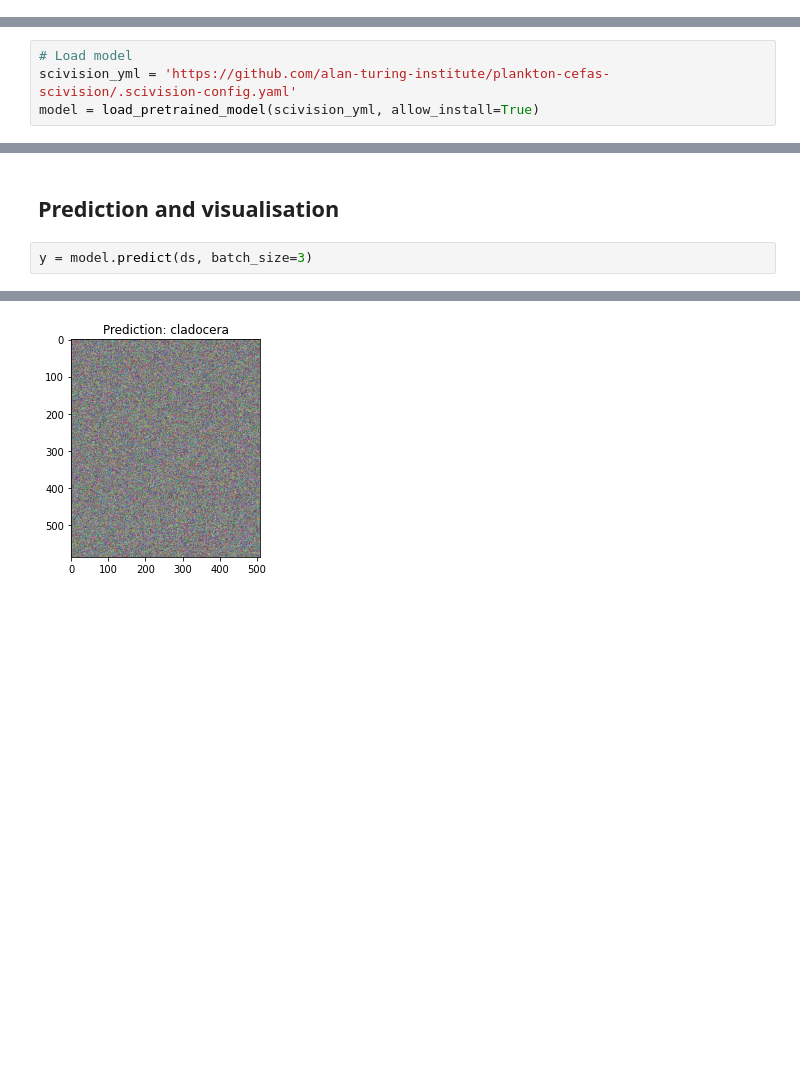
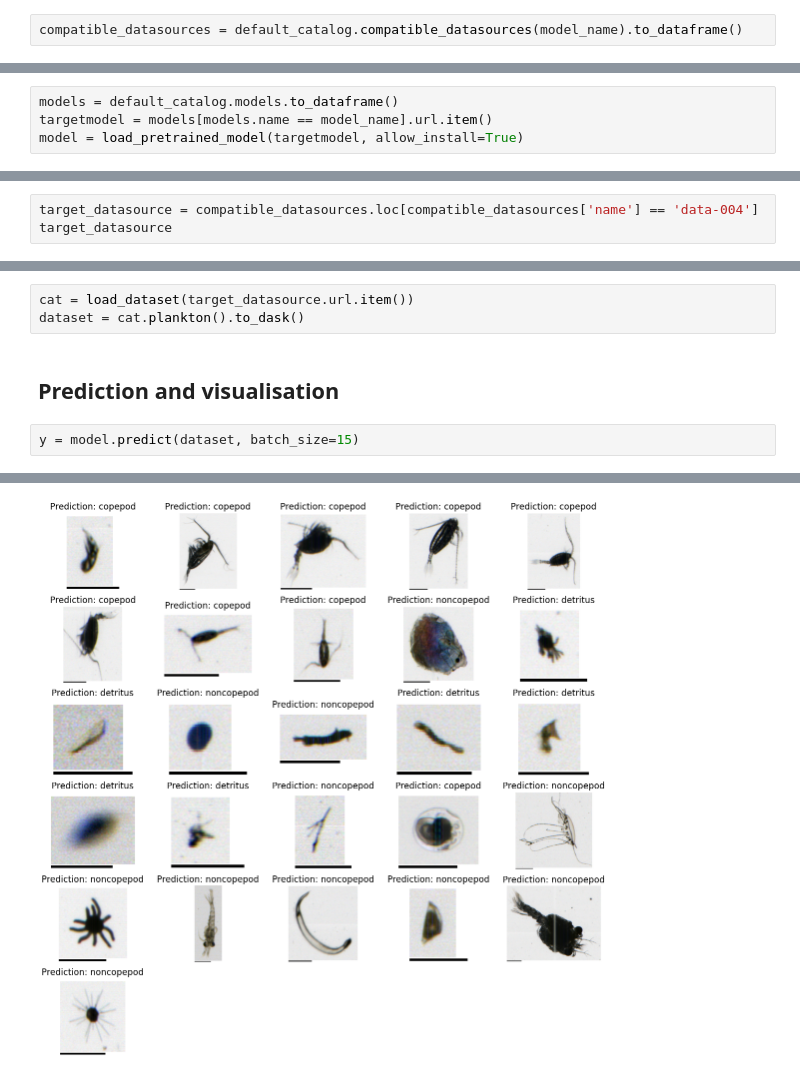
Before and after one commit to alan-turing-institute/scivision, a Jupyter notebook: examples/plankton_classification_cefas.ipynb, the cells around one changed output, grey strips where cells are left out. Drawn from its saved outputs; the diff is of its cells as text; blank space fills up the shorter version.

Commit message:
add further plain content and real dataset

```diff
--- a/examples/plankton_classification_cefas.ipynb
+++ b/examples/plankton_classification_cefas.ipynb
@@ -21,0 +24,2 @@ import xarray as xr
+# %%
+compatible_datasources = default_catalog.compatible_datasources(model_name).to_dataframe()
@@ -24,4 +38,4 @@ import xarray as xr
 # %%
-# Load model
-scivision_yml = 'https://github.com/alan-turing-institute/plankton-cefas-scivision/.scivision-config.yaml'
-model = load_pretrained_model(scivision_yml, allow_install=True)
+models = default_catalog.models.to_dataframe()
+targetmodel = models[models.name == model_name].url.item()
+model = load_pretrained_model(targetmodel, allow_install=True)
@@ -59,0 +57,3 @@ ds = ds.assign(
+# %%
+target_datasource = compatible_datasources.loc[compatible_datasources['name'] == 'data-004']
+target_datasource
@@ -60,5 +63,8 @@ ds = ds.assign(
+# %%
+cat = load_dataset(target_datasource.url.item())
+dataset = cat.plankton().to_dask()
 # %% [markdown]
 ## Prediction and visualisation
 # %%
-y = model.predict(ds, batch_size=3)
+y = model.predict(dataset, batch_size=15)
 # %% [output]
@@ -65 +87 @@ y = model.predict(ds, batch_size=3)
-[figure, old version]
+[figure, new version]
```
Also changed, not shown: parts of 15 cells of this notebook.
